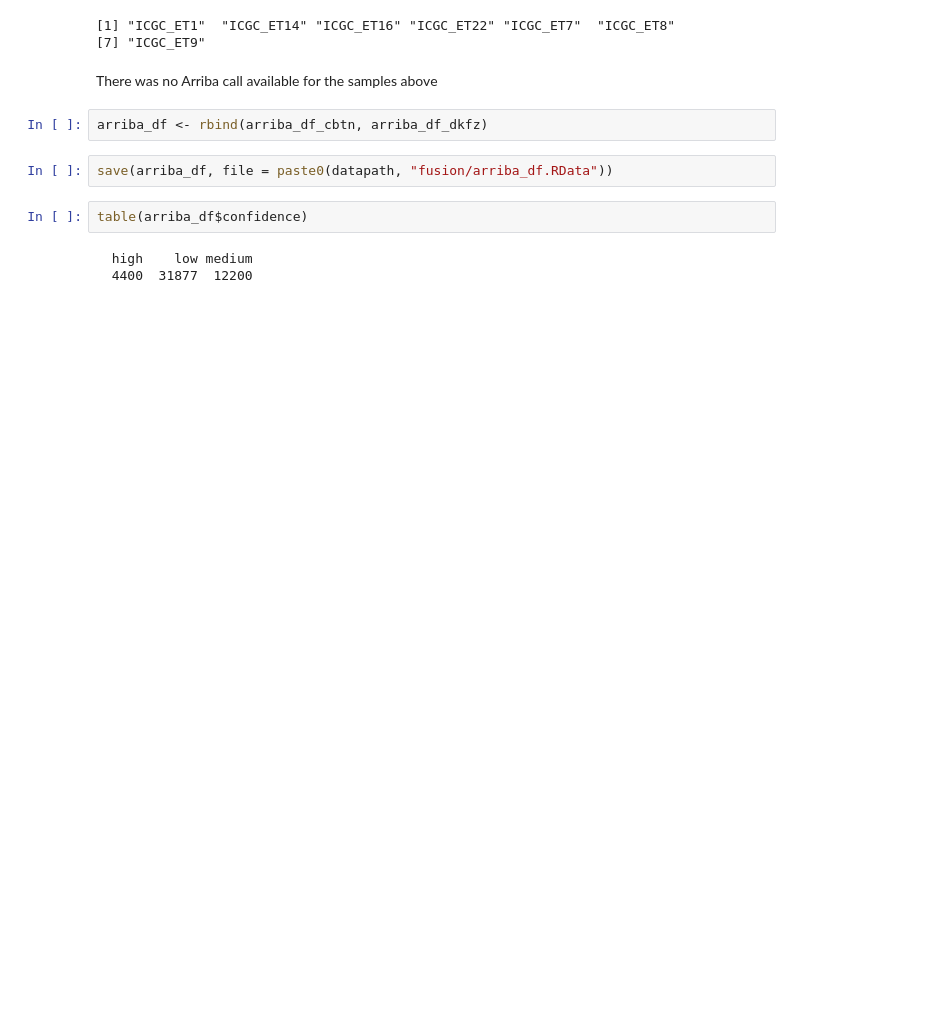
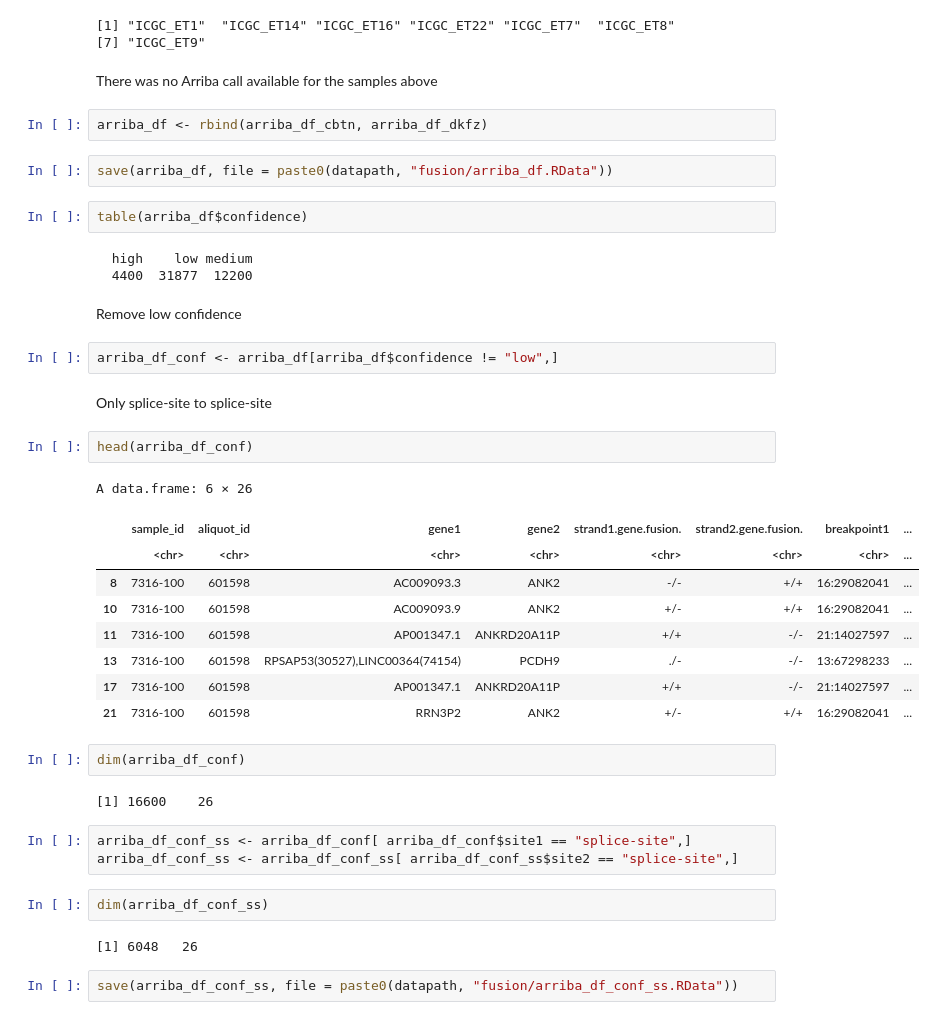
Before and after one commit to pughlab/immunogenomics_pedNST, a Jupyter notebook: notebooks/09_Arriba_dataframe.ipynb, the cells around one changed output. Saved outputs shown, nothing was run; the diff lists cells and outputs as text; blank space fills up the shorter version.

```diff
--- a/notebooks/09_Arriba_dataframe.ipynb
+++ b/notebooks/09_Arriba_dataframe.ipynb
@@ -138,3 +138,34 @@ table(arriba_df$confidence)
 # %% [output]
   high    low medium
   4400  31877  12200
+# %% [markdown]
+Remove low confidence
+# %%
+arriba_df_conf <- arriba_df[arriba_df$confidence != "low",]
+# %% [markdown]
+Only splice-site to splice-site
+# %%
+head(arriba_df_conf)
+# %% [output]
+A data.frame: 6 × 26
+|  | sample_id | aliquot_id | gene1 | gene2 | strand1.gene.fusion. | strand2.gene.fusion. | breakpoint1 | ... |
+|  | <chr> | <chr> | <chr> | <chr> | <chr> | <chr> | <chr> | ... |
+| 8 | 7316-100 | 601598 | AC009093.3 | ANK2 | -/- | +/+ | 16:29082041 | ... |
+| 10 | 7316-100 | 601598 | AC009093.9 | ANK2 | +/- | +/+ | 16:29082041 | ... |
+| 11 | 7316-100 | 601598 | AP001347.1 | ANKRD20A11P | +/+ | -/- | 21:14027597 | ... |
+| 13 | 7316-100 | 601598 | RPSAP53(30527),LINC00364(74154) | PCDH9 | ./- | -/- | 13:67298233 | ... |
+| 17 | 7316-100 | 601598 | AP001347.1 | ANKRD20A11P | +/+ | -/- | 21:14027597 | ... |
+| 21 | 7316-100 | 601598 | RRN3P2 | ANK2 | +/- | +/+ | 16:29082041 | ... |
+# %%
+dim(arriba_df_conf)
+# %% [output]
+[1] 16600    26
+# %%
+arriba_df_conf_ss <- arriba_df_conf[ arriba_df_conf$site1 == "splice-site",]
+arriba_df_conf_ss <- arriba_df_conf_ss[ arriba_df_conf_ss$site2 == "splice-site",]
+# %%
+dim(arriba_df_conf_ss)
+# %% [output]
+[1] 6048   26
+# %%
+save(arriba_df_conf_ss, file = paste0(datapath, "fusion/arriba_df_conf_ss.RData"))
```
Also changed, not shown: 6 other files.
